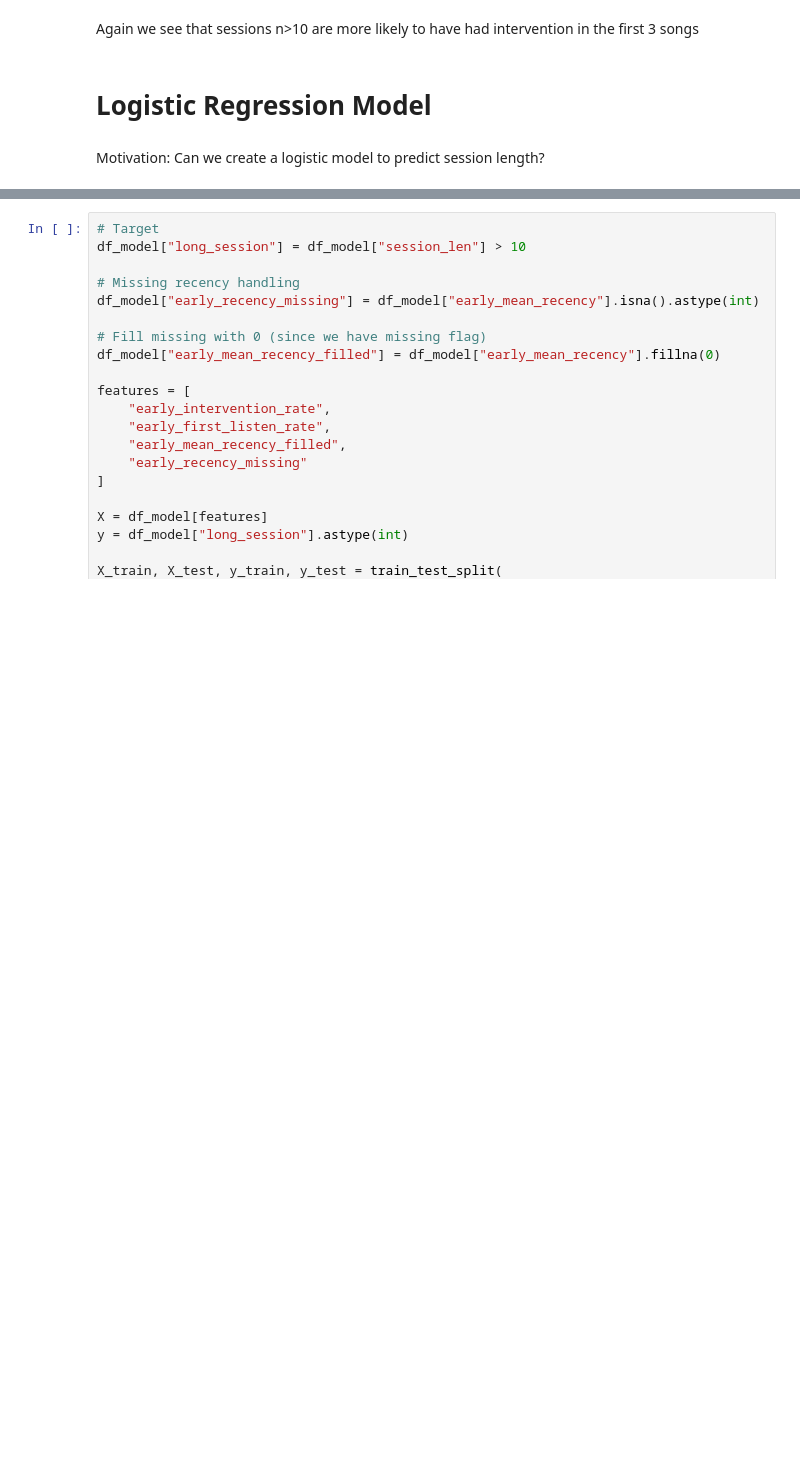
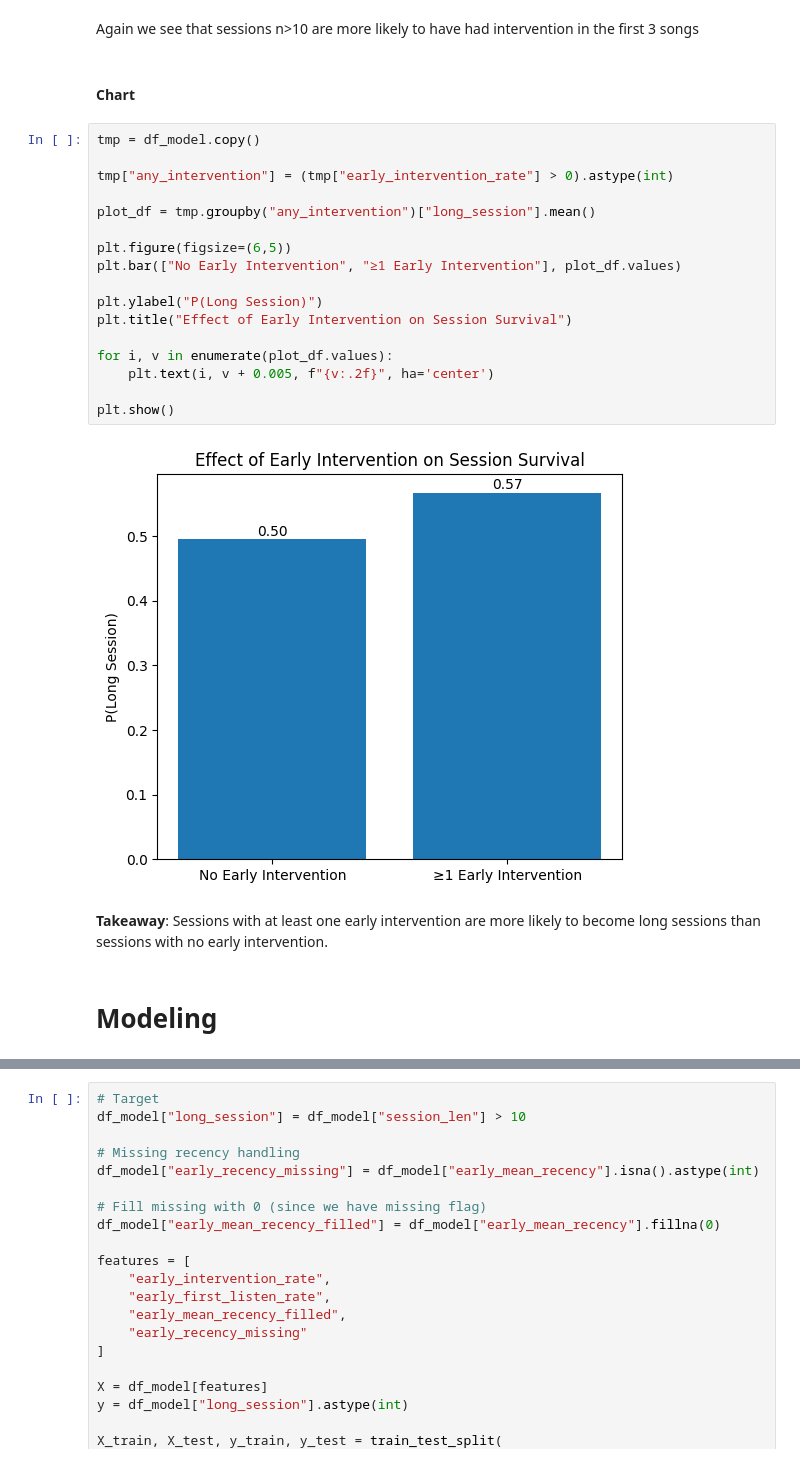
Before and after one commit to ks54962/modeling-spotify-session-survival, a Jupyter notebook: notebook/analysis.ipynb, the cells around one changed output, grey strips where cells are left out. Saved outputs shown, nothing was run; the diff lists cells and outputs as text; blank space fills up the shorter version.

```diff
--- a/notebook/analysis.ipynb
+++ b/notebook/analysis.ipynb
@@ -478,8 +502,29 @@ df_model.groupby("long_session")[
 | True | 0.325413 | 0.071120 | 18.597354 |
 # %% [markdown]
 Again we see that sessions n>10 are more likely to have had intervention in the first 3 songs
+# %% [markdown]
+#### Chart
+# %%
+tmp = df_model.copy()
+
+tmp["any_intervention"] = (tmp["early_intervention_rate"] > 0).astype(int)
+
+plot_df = tmp.groupby("any_intervention")["long_session"].mean()
+
+plt.figure(figsize=(6,5))
+plt.bar(["No Early Intervention", "≥1 Early Intervention"], plot_df.values)
+
+plt.ylabel("P(Long Session)")
+plt.title("Effect of Early Intervention on Session Survival")
+
+for i, v in enumerate(plot_df.values):
+    plt.text(i, v + 0.005, f"{v:.2f}", ha='center')
+
+plt.show()
+# %% [output]
+[figure, new version]
+# %% [markdown]
+**Takeaway**: Sessions with at least one early intervention are more likely to become long sessions than sessions with no early intervention.
 # %% [markdown]
-# Logistic Regression Model
+# Modeling
-# %% [markdown]
-Motivation: Can we create a logistic model to predict session length?
 # %% [markdown]
```
Also changed, not shown: parts of 31 cells of this notebook, 4 other files.
